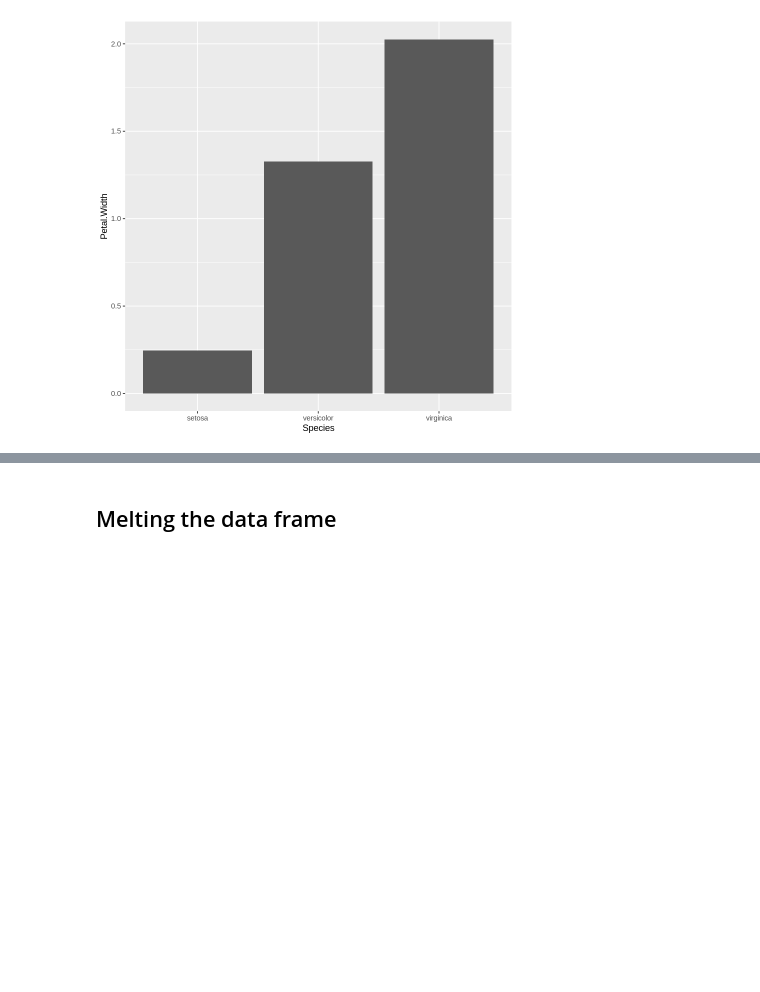
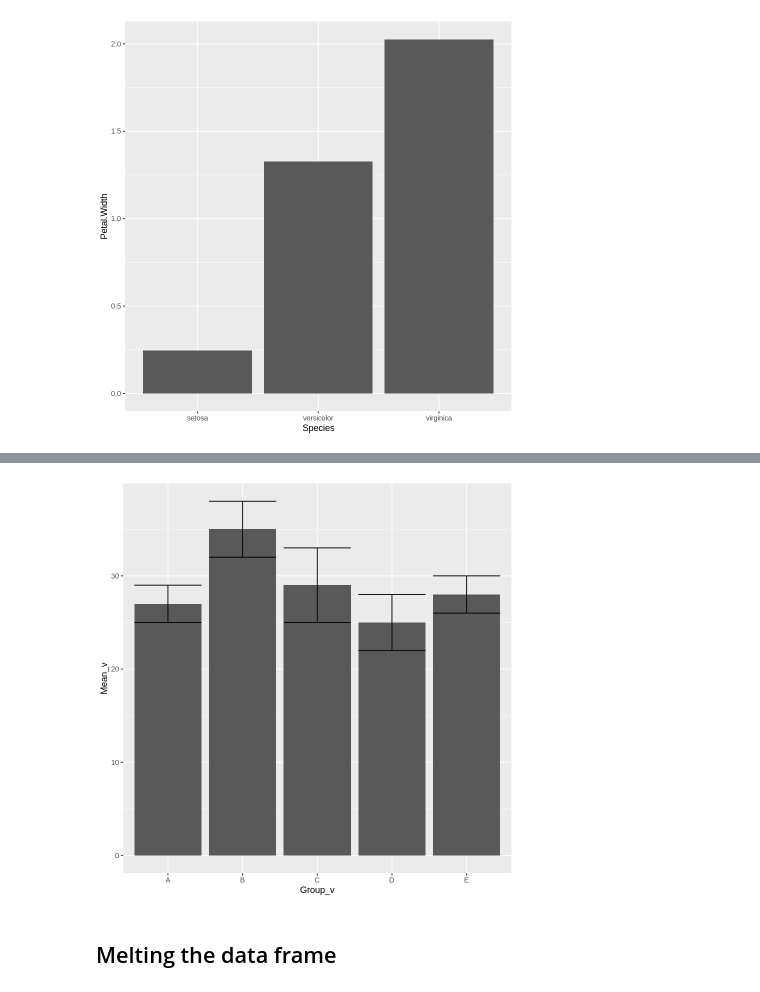
Before and after one commit to kamclar/statisticka_analyza_dat_cviceni, a Jupyter notebook: Lesson_05.ipynb, the cells around one changed output, grey strips where cells are left out. Drawn from its saved outputs; the diff is of its cells as text; code cells hidden in the pictures; blank space fills up the shorter version.

```diff
--- a/Lesson_05.ipynb
+++ b/Lesson_05.ipynb
@@ -135,0 +133,6 @@ ggplot(iris, aes(x=Species, y=Petal.Width)) +
+# %%
+Group_v <- c('A', 'B', 'C', 'D', 'E')
+Mean_v <- c(27, 35, 29, 25, 28)
+SD_v <- c(2, 3, 4, 3, 2)
+dummy_df <- data.frame(Group_v, Mean_v, SD_v)
+dummy_df
@@ -136,3 +148,8 @@ ggplot(iris, aes(x=Species, y=Petal.Width)) +
+# %%
+ggplot(dummy_df,aes(Group_v,Mean_v)) + geom_bar(stat="identity") +
+                                       geom_errorbar(aes(x=Group_v, ymin=Mean_v-SD_v, ymax=Mean_v+SD_v))
+# %% [output]
+[figure, added]
 # %%
 # Exercise 2
 # Create a violin plots for each country for the following dataset
```
Also changed, not shown: parts of 5 cells of this notebook.
